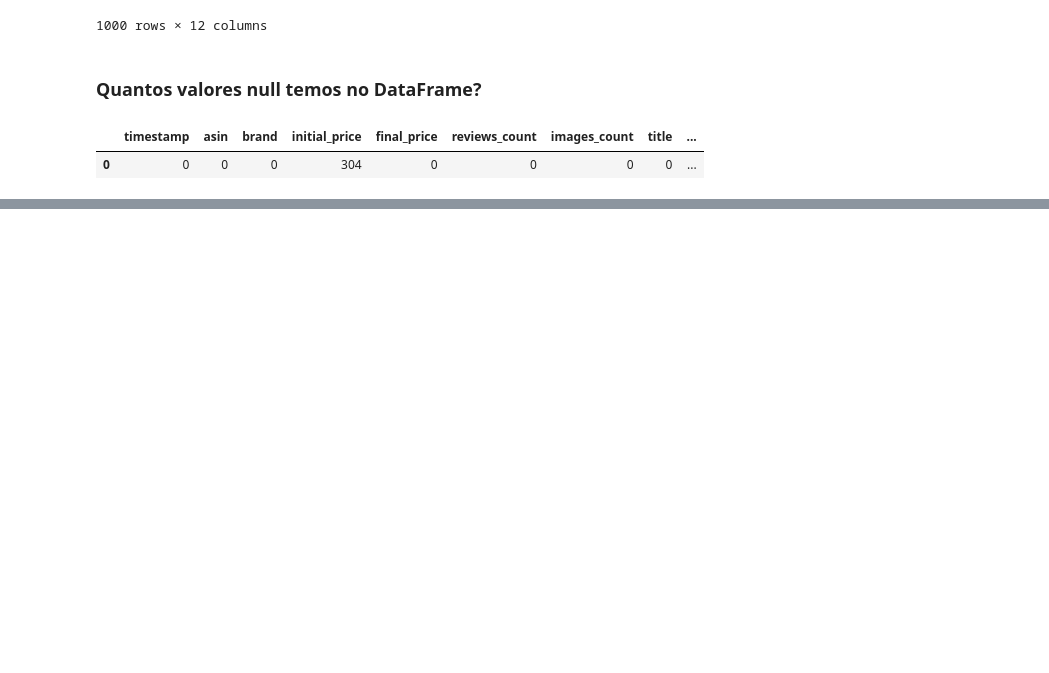
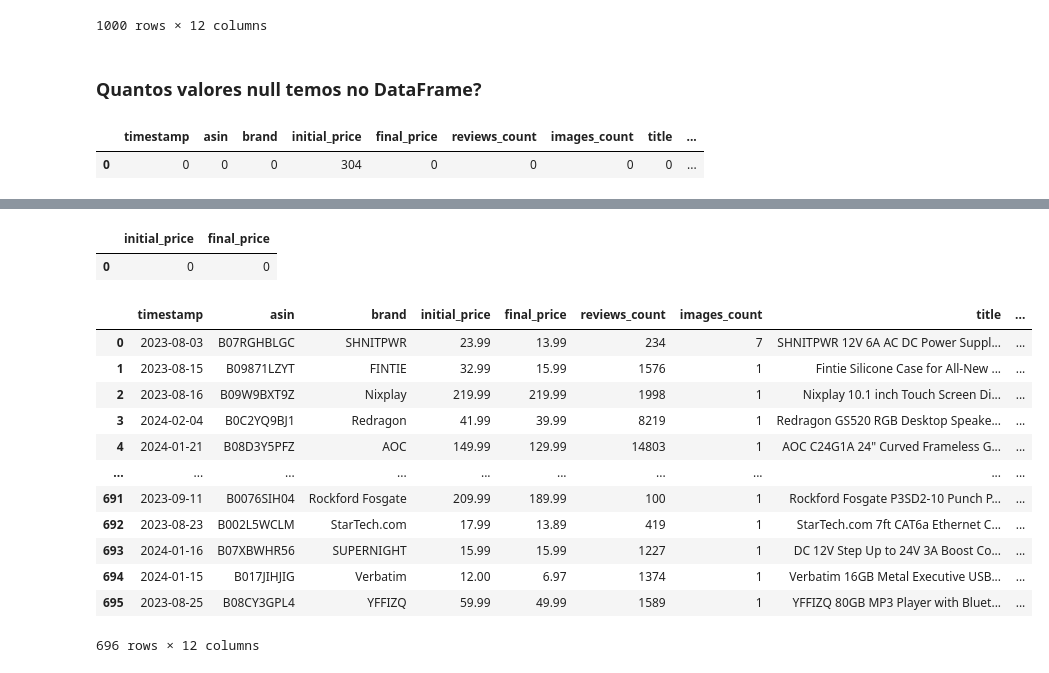
Before and after one commit to caioypaulino/Projet-BigData_Analytics_PySpark, a Jupyter notebook: big_data_analytics.ipynb, the cells around one changed output, grey strips where cells are left out. Saved outputs shown, nothing was run; the diff lists cells and outputs as text; code cells hidden in the pictures; blank space fills up the shorter version.

```diff
--- a/big_data_analytics.ipynb
+++ b/big_data_analytics.ipynb
@@ -193,0 +224,38 @@ null_counts.toPandas()
+# %%
+# Lista de colunas para aplicar a transformação
+columns = ["initial_price", "final_price"]
+
+# Selecionando o primeiro preço se existem dois preços listados
+for column in columns:
+    df = df.withColumn(column, split(col(column), " ").getItem(0))
+
+# Drop de linhas onde o preço está faltando
+df = df.where(~df.initial_price.isin('null','Null','NULL','NaN', 'NAN', ' ',''))
+# %%
+# Verificando novamente se não há valores ausentes nas colunas
+null_counts = df.select([count(when(col(c).isNull() | col(c).isin('null','Null','NULL','NaN', 'NAN', ' ',''), c)).alias(c) for c in df.columns[3:5]])
+
+null_counts.toPandas()
+# %% [output]
+|  | initial_price | final_price |
+| 0 | 0 | 0 |
+# %%
+# Removendo "$" das colunas de preço e mudando o data type de string para double
+for column in columns:
+    df = df.withColumn(column, regexp_replace(col(column), "[US$,]","").cast('double'))
+# %%
+df.limit(1000).toPandas()
+# %% [output]
+|  | timestamp | asin | brand | initial_price | final_price | reviews_count | images_count | title | ... |
+| 0 | 2023-08-03 | B07RGHBLGC | SHNITPWR | 23.99 | 13.99 | 234 | 7 | SHNITPWR 12V 6A AC DC Power Suppl... | ... |
+| 1 | 2023-08-15 | B09871LZYT | FINTIE | 32.99 | 15.99 | 1576 | 1 | Fintie Silicone Case for All-New ... | ... |
+| 2 | 2023-08-16 | B09W9BXT9Z | Nixplay | 219.99 | 219.99 | 1998 | 1 | Nixplay 10.1 inch Touch Screen Di... | ... |
+| 3 | 2024-02-04 | B0C2YQ9BJ1 | Redragon | 41.99 | 39.99 | 8219 | 1 | Redragon GS520 RGB Desktop Speake... | ... |
+| 4 | 2024-01-21 | B08D3Y5PFZ | AOC | 149.99 | 129.99 | 14803 | 1 | AOC C24G1A 24" Curved Frameless G... | ... |
+| ... | ... | ... | ... | ... | ... | ... | ... | ... | ... |
+| 691 | 2023-09-11 | B0076SIH04 | Rockford Fosgate | 209.99 | 189.99 | 100 | 1 | Rockford Fosgate P3SD2-10 Punch P... | ... |
+| 692 | 2023-08-23 | B002L5WCLM | StarTech.com | 17.99 | 13.89 | 419 | 1 | StarTech.com 7ft CAT6a Ethernet C... | ... |
+| 693 | 2024-01-16 | B07XBWHR56 | SUPERNIGHT | 15.99 | 15.99 | 1227 | 1 | DC 12V Step Up to 24V 3A Boost Co... | ... |
+| 694 | 2024-01-15 | B017JIHJIG | Verbatim | 12.00 | 6.97 | 1374 | 1 | Verbatim 16GB Metal Executive USB... | ... |
+| 695 | 2023-08-25 | B08CY3GPL4 | YFFIZQ | 59.99 | 49.99 | 1589 | 1 | YFFIZQ 80GB MP3 Player with Bluet... | ... |
+696 rows × 12 columns
```
Also changed, not shown: parts of 4 cells of this notebook.
